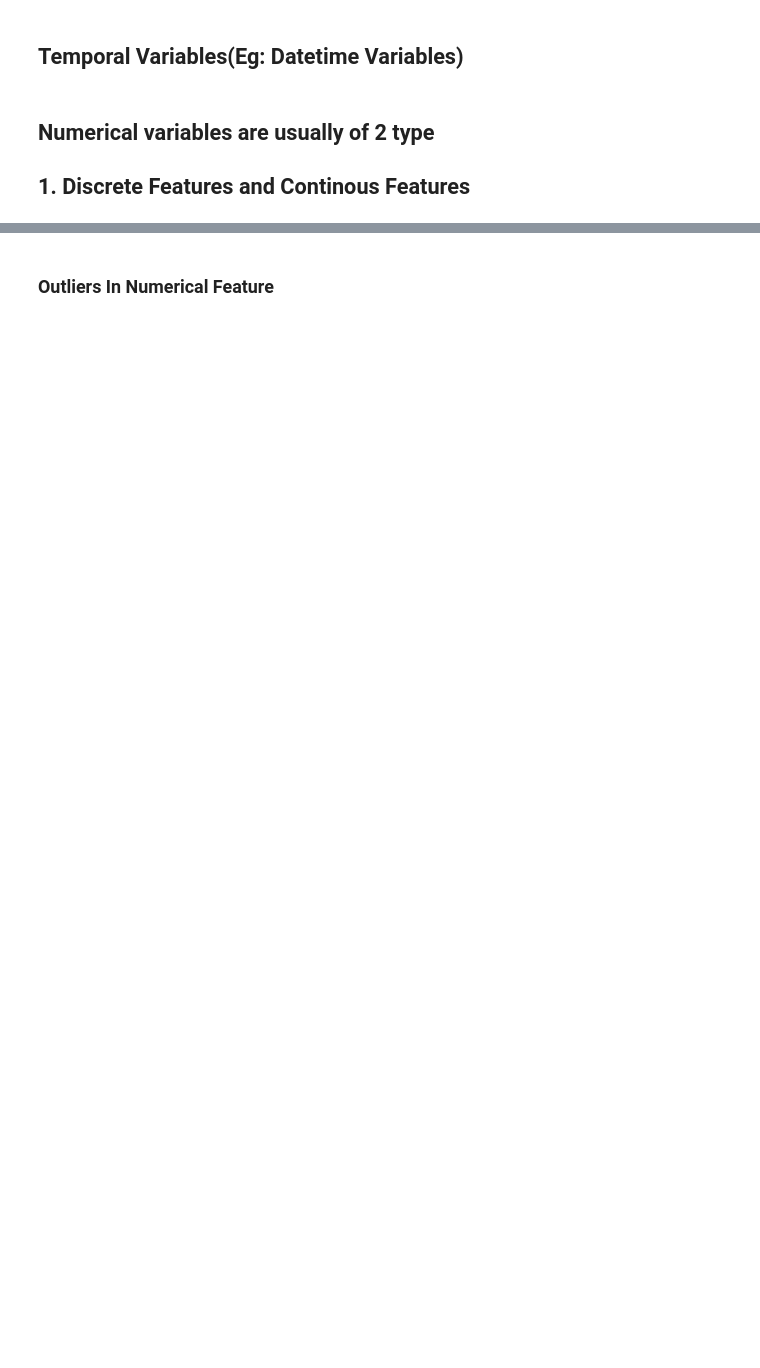
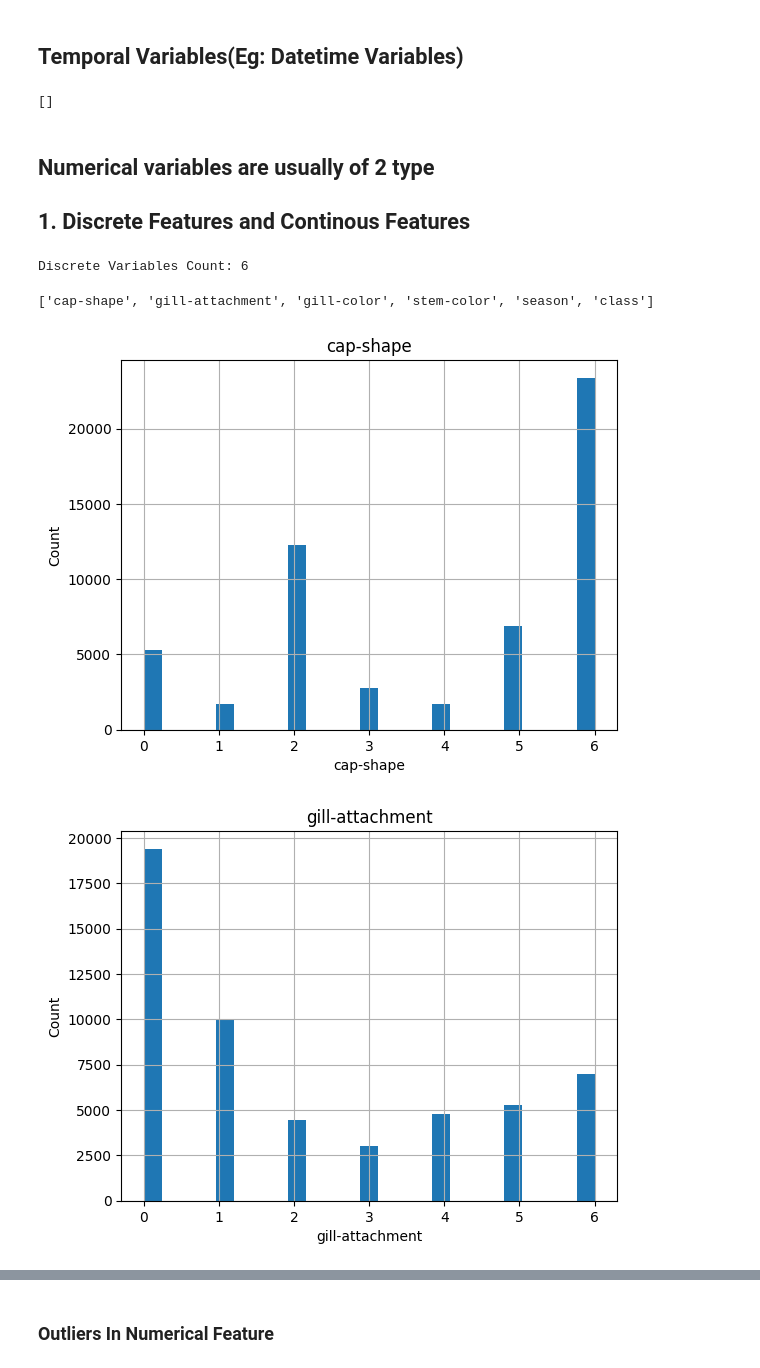
Before and after one commit to SunilKumar-ugra/EdibleMushroomPrediction, a Jupyter notebook: Notebook/EdibleMushroom.ipynb, the cells around one changed output, grey strips where cells are left out. Saved outputs shown, nothing was run; the diff lists cells and outputs as text; code cells hidden in the pictures; blank space fills up the shorter version.

```diff
--- a/Notebook/EdibleMushroom.ipynb
+++ b/Notebook/EdibleMushroom.ipynb
@@ -53,7 +101,7 @@ print(dataset.describe())
 # %%
-from sklearn import preprocessing
-le = preprocessing.LabelEncoder()
-dataset['Recurred']=le.fit_transform(dataset['Recurred'])
-Recurred_name_mapping = dict(zip(le.classes_, le.transform(le.classes_)))
-Recurred_name_mapping
+# from sklearn import preprocessing
+# le = preprocessing.LabelEncoder()
+# dataset['class']=le.fit_transform(dataset['class'])
+# Recurred_name_mapping = dict(zip(le.classes_, le.transform(le.classes_)))
+# Recurred_name_mapping
 # %%
@@ -92,6 +165,8 @@ dataset.describe()
 year_feature = [feature for feature in numerical_features if 'Yr' in feature or 'Year' in feature]
 
 year_feature
+# %% [output]
+[]
 # %% [markdown]
 ## Numerical variables are usually of 2 type
 ## 1. Discrete Features and Continous Features
@@ -101,5 +176,20 @@ year_feature
 
 discrete_feature=[feature for feature in numerical_features if len(dataset[feature].unique())<25 and feature not in year_feature+['Id']]
 print("Discrete Variables Count: {}".format(len(discrete_feature)))
+# %% [output]
+Discrete Variables Count: 6
 # %%
 discrete_feature
+# %% [output]
+['cap-shape', 'gill-attachment', 'gill-color', 'stem-color', 'season', 'class']
+# %%
+for feature in discrete_feature:
+    data=dataset.copy()
+    data[feature].hist(bins=25)
+    plt.xlabel(feature)
+    plt.ylabel("Count")
+    plt.title(feature)
+    plt.show()
+# %% [output]
+[figure, added]
+[figure, added]
```
Also changed, not shown: parts of 41 cells of this notebook.
